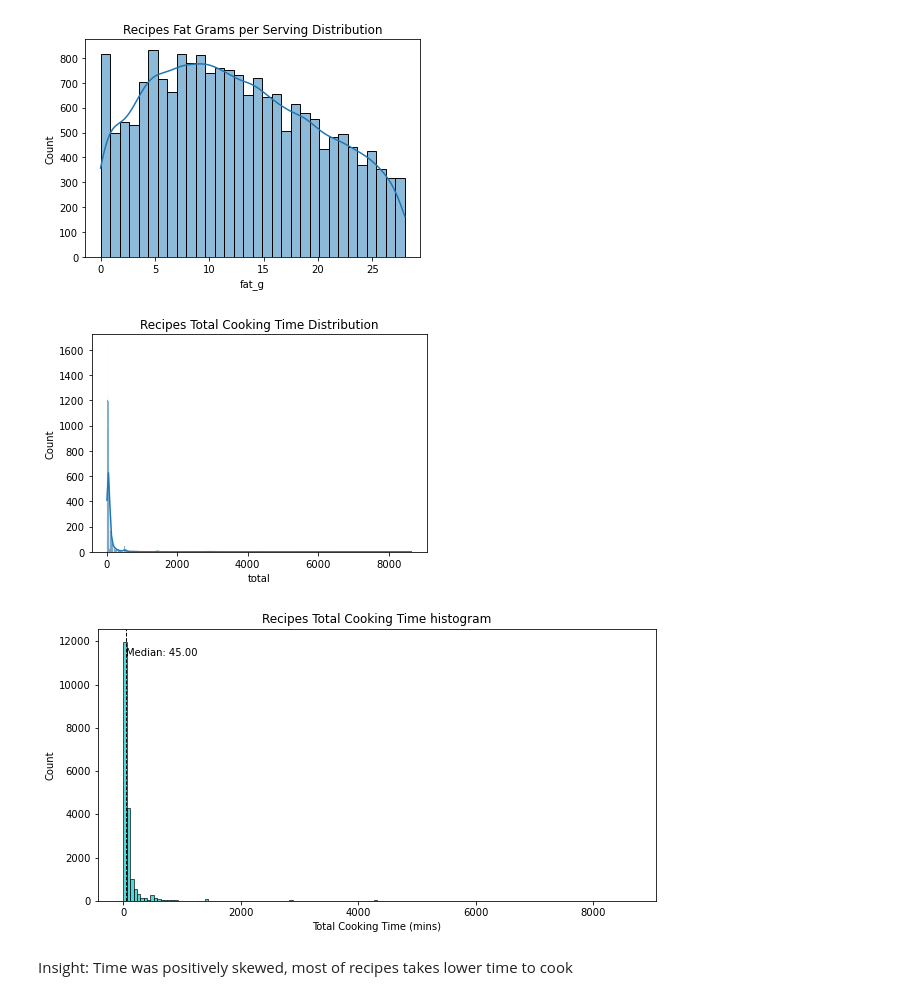
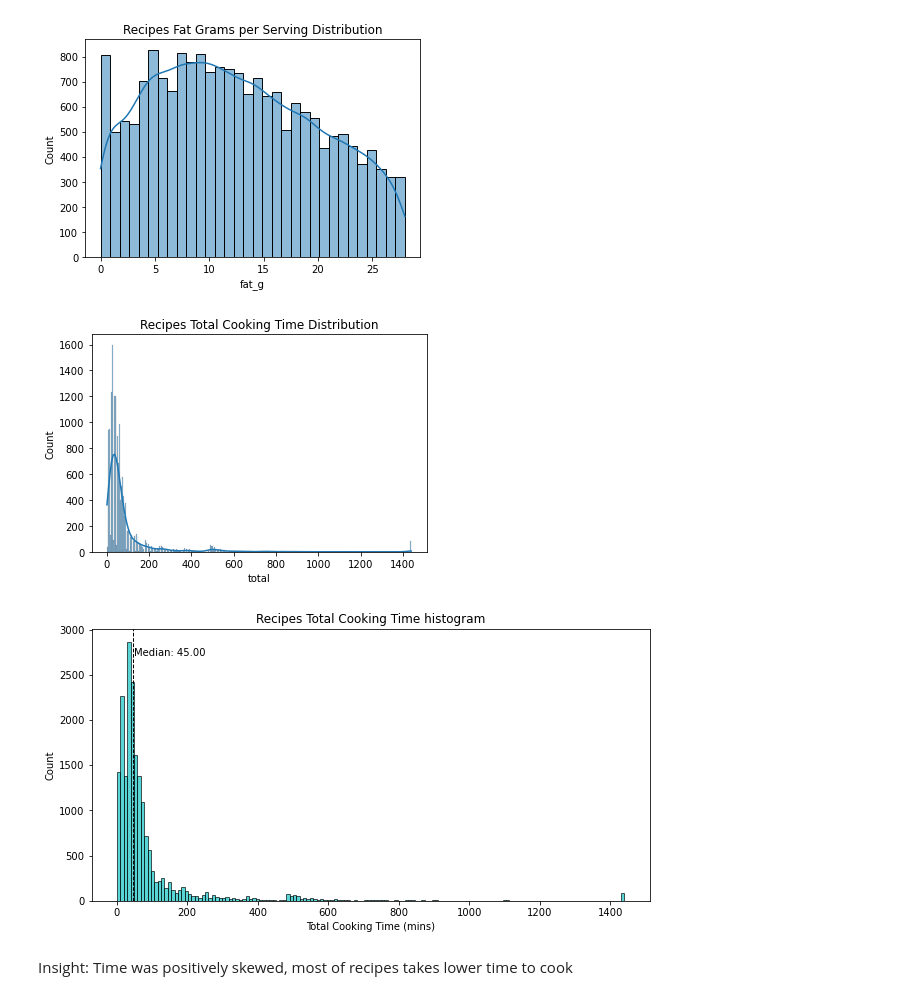
Before and after one commit to Hanadi-am/Personalized_Recipe_Recommender, a Jupyter notebook: src/Recipe.ipynb, the cells around one changed output. Cells and saved outputs as stored; diff of their text form; code cells hidden in the pictures.

```diff
--- a/src/Recipe.ipynb
+++ b/src/Recipe.ipynb
@@ -236,2 +233,5 @@ Recipe['total'] = Recipe['total'].apply(humantime2minutes)
+# %%
+###Set the maxmum total time to no more than 1 day (1440 mins)
+recipe = recipe[recipe['total'] <= 1440]
 # %%
 ##Check after cleaning
@@ -270,5 +260,5 @@ Recipe = Recipe[~Recipe.ingredients.str.contains('liqueur')]
 # %%
 ### Convert the ingredients column to a list
-Recipe['ingredients'] = Recipe['ingredients'].str.strip('()').str.split(';')
+recipe['ingredients'] = recipe['ingredients'].str.strip('()').str.split(';')
 # %%
 ##save to new csv
@@ -696,8 +686,8 @@ def ingredient_parser(ingreds):
 # %%
 ##Apply the function to ingredients column
 if __name__ == "__main__":
-    Recipe = pd.read_csv(config.RECIPES_PATH)
-    Recipe["ingredients_parsed"] = Recipe["ingredients"].apply(
+    recipe = pd.read_csv(config.RECIPES_PATH)
+    recipe["ingredients_parsed"] = recipe["ingredients"].apply(
         lambda x: ingredient_parser(x)
     )
 # %%
@@ -711,19 +701,13 @@ Recipe.head(3)
 # %% [markdown]
 ### Name feature
 # %%
-###Remove certain recipes such as (seasonings, animal treat) <<< WHY IT AINT WORKING :')???
+###Remove certain recipes such as (seasonings, animal treat)
 
-# Recipe = Recipe[Recipe['name'] != 'Seasonings']
-# Recipe = Recipe[Recipe['name'] != 'Seasoning']
-# Recipe = Recipe[Recipe['name'] != 'Treat']
-
-# recname = ['seasonings', 'seasoning', 'treat']
-
-Recipe = Recipe[~Recipe.name.str.contains('Seasoning')]
-Recipe = Recipe[~Recipe.name.str.contains('Treat')]
+recipe = recipe[~recipe.name.str.contains('Seasoning')]
+recipe = recipe[~recipe.name.str.contains('Treat')]
 
 
 
-Recipe.sort_values('name')
+recipe.sort_values('name')
 # %% [output]
 |  | name | url | category | rating | rating_count | ingredients | total | servings | yield | calories | ... |
@@ -847,24 +831,24 @@ plt.title('Recipes Fat Grams per Serving Distribution');
 [figure]
 # %%
 ##Total time distribution
-sns.histplot(Recipe.total, kde=True)
+sns.histplot(recipe.total, kde=True)
 plt.title('Recipes Total Cooking Time Distribution');
 # %% [output]
-[figure, old version]
+[figure, new version]
 # %%
 ##Total time distribution
 plt.figure(figsize=(10,5))
 np.random.seed(6789)
-x = Recipe['total']
+x = recipe['total']
 result = plt.hist(x, bins=150, color='c', edgecolor='k', alpha=0.65)
 plt.axvline(x.median(), color='k', linestyle='dashed', linewidth=1)
 min_ylim, max_ylim = plt.ylim()
 plt.text(x.median()*1.1, max_ylim*0.9, 'Median: {:.2f}'.format(x.median()))
 plt.title('Recipes Total Cooking Time histogram')
 plt.xlabel('Total Cooking Time (mins)')
 plt.ylabel('Count');
 # %% [output]
-[figure, old version]
+[figure, new version]
 # %% [markdown]
 Insight: Time was positively skewed, most of recipes takes lower time to cook
 # %%
```
Also changed, not shown: parts of 51 cells of this notebook, 3 other files.
